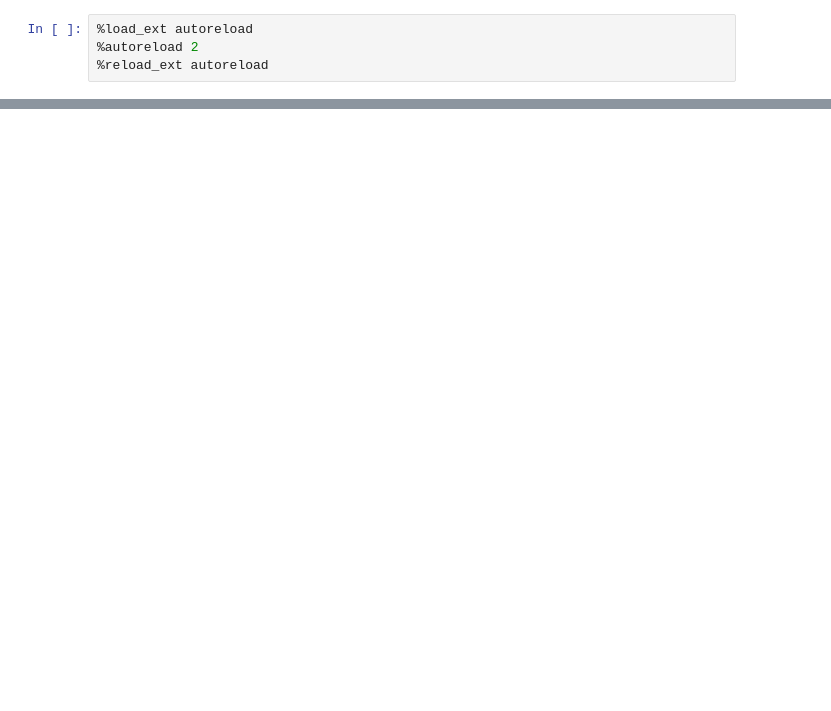
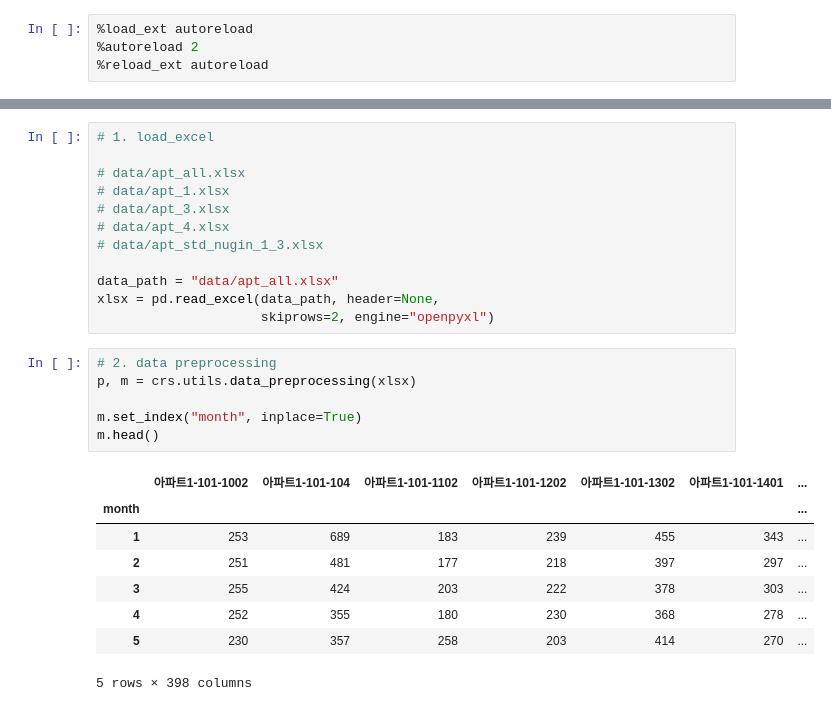
Before and after one commit to formegusto/what-is-public-fee, a Jupyter notebook: 공동설비사용요금은 어떻게 구성되는가?.ipynb, the cells around one changed output, grey strips where cells are left out. Cells and saved outputs as stored; diff of their text form; blank space fills up the shorter version.

```diff
--- a/공동설비사용요금은 어떻게 구성되는가?.ipynb
+++ b/공동설비사용요금은 어떻게 구성되는가?.ipynb
@@ -24,0 +24,27 @@ ModuleNotFoundError: No module named 'src'
+# %%
+# 1. load_excel
+
+# data/apt_all.xlsx
+# data/apt_1.xlsx
+# data/apt_3.xlsx
+# data/apt_4.xlsx
+# data/apt_std_nugin_1_3.xlsx
+
+data_path = "data/apt_all.xlsx"
+xlsx = pd.read_excel(data_path, header=None,
+                     skiprows=2, engine="openpyxl")
+# %%
+# 2. data preprocessing
+p, m = crs.utils.data_preprocessing(xlsx)
+
+m.set_index("month", inplace=True)
+m.head()
+# %% [output]
+|  | 아파트1-101-1002 | 아파트1-101-104 | 아파트1-101-1102 | 아파트1-101-1202 | 아파트1-101-1302 | 아파트1-101-1401 | ... |
+| month |  |  |  |  |  |  | ... |
+| 1 | 253 | 689 | 183 | 239 | 455 | 343 | ... |
+| 2 | 251 | 481 | 177 | 218 | 397 | 297 | ... |
+| 3 | 255 | 424 | 203 | 222 | 378 | 303 | ... |
+| 4 | 252 | 355 | 180 | 230 | 368 | 278 | ... |
+| 5 | 230 | 357 | 258 | 203 | 414 | 270 | ... |
+5 rows × 398 columns
```
Also changed, not shown: parts of 12 cells of this notebook, 3 other files.
